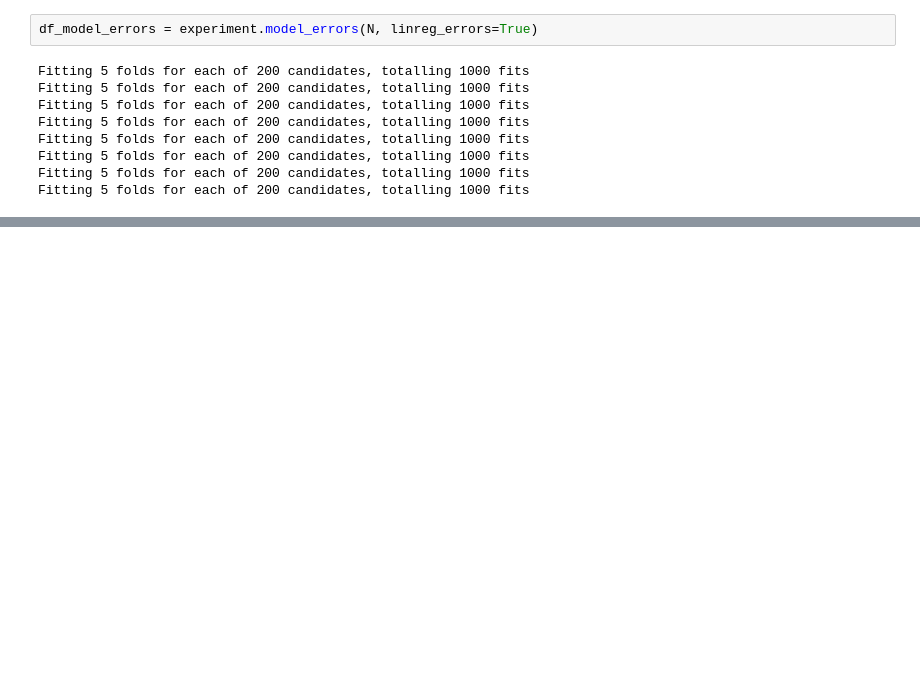
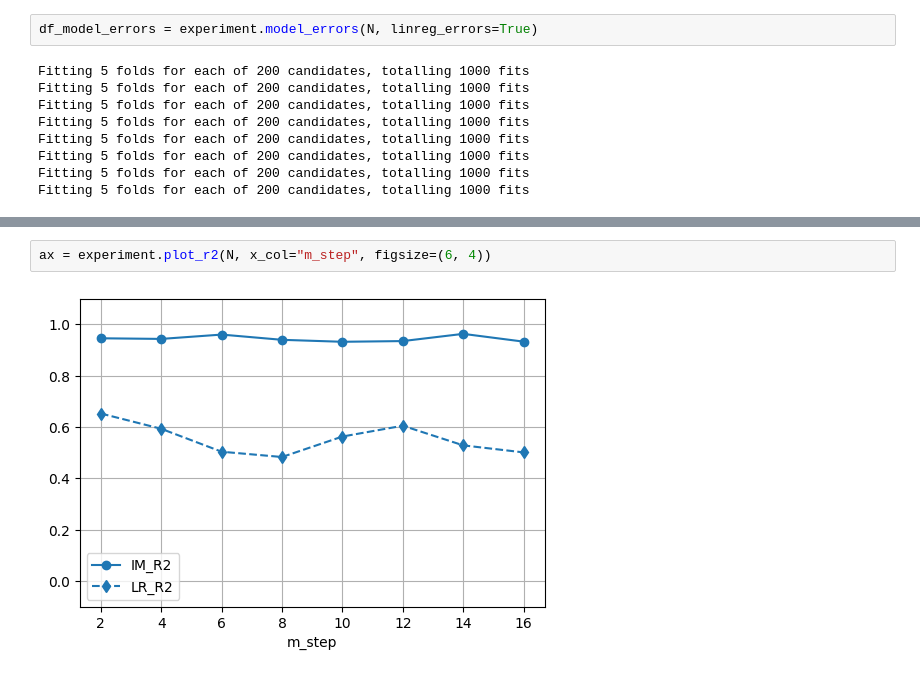
Before and after one commit to vengroff/impactstudy, a Jupyter notebook: Experiment 4.ipynb, the cells around one changed output, grey strips where cells are left out. Saved outputs shown, nothing was run; the diff lists cells and outputs as text; blank space fills up the shorter version.

```diff
--- a/Experiment 4.ipynb
+++ b/Experiment 4.ipynb
@@ -120,0 +96,4 @@ ax.grid()
+# %%
+ax = experiment.plot_r2(N, x_col="m_step", figsize=(6, 4))
+# %% [output]
+[figure, added]
```
Also changed, not shown: parts of 9 cells of this notebook, 5 other files.
